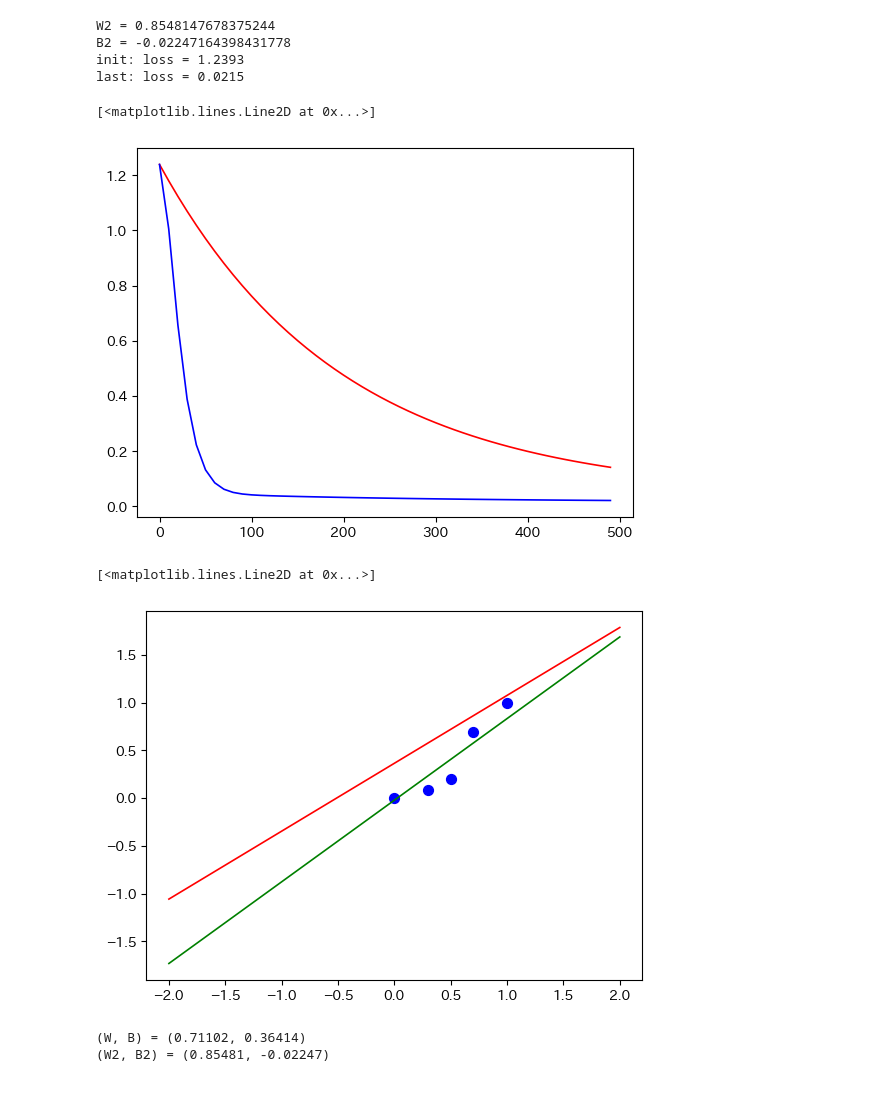
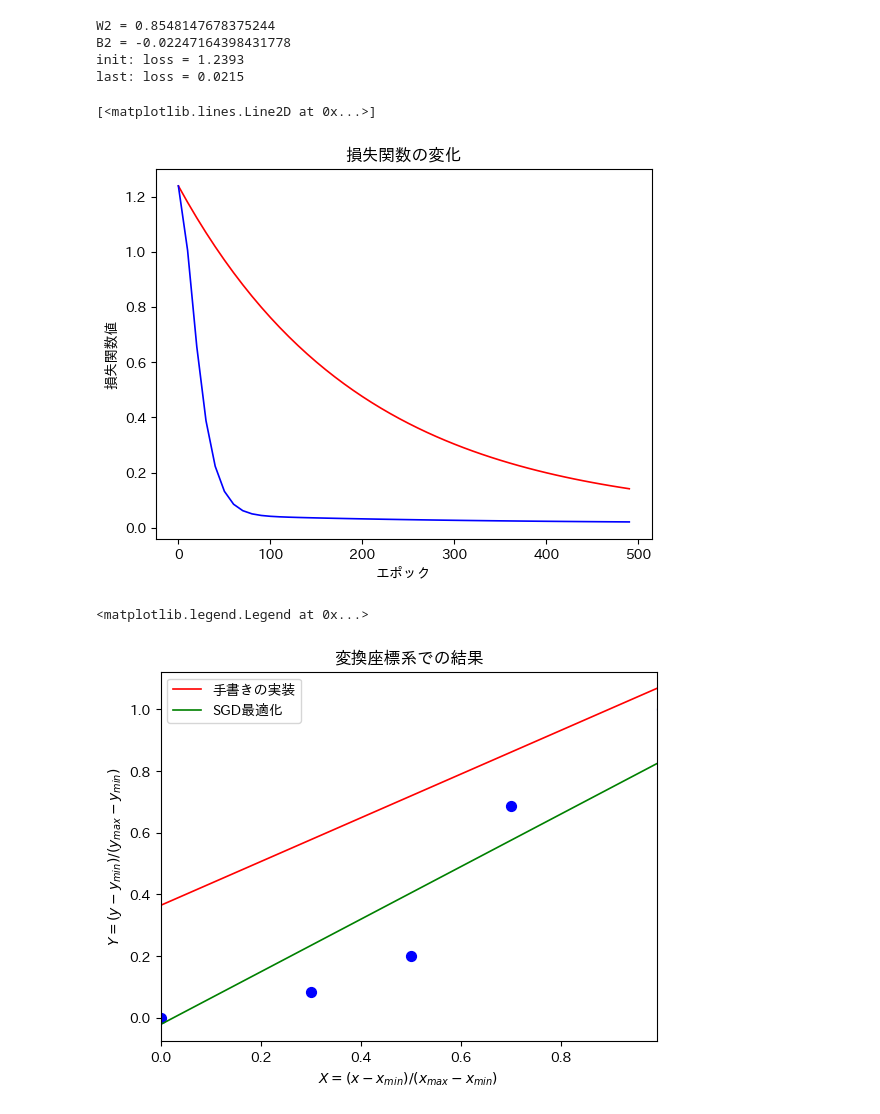
Before and after one commit to Yu5656/machine-learning_101, a Jupyter notebook: torch00.ipynb, the cells around one changed output. Drawn from its saved outputs; the diff is of its cells as text; code cells hidden in the pictures.

```diff
--- a/torch00.ipynb
+++ b/torch00.ipynb
@@ -90,15 +95,18 @@ for epoch in range(num_epochs):
     Yp = pred(X, W, B)
     loss = mse(Yp, Y)
     loss.backward()
+    ##### この過程をoptimizerを使って自動化することができる
     with torch.no_grad():
         W -= lr * W.grad
         B -= lr * B.grad
         W.grad.zero_()
         B.grad.zero_()
+    #####
     if epoch % 10 == 0:
         item = np.array([epoch, loss.item()])
         history = np.vstack((history, item))
-        print(f'epoch: {epoch} / loss: {loss:.4f} / (W, B) = ({W.item():.2f}, {B.item()}:.2f)')
+        if epoch % 100 == 0:
+            print(f'epoch: {epoch} / loss: {loss:.4f} / (W, B) = ({W.item():.2f}, {B.item():.2f})')
 
 print(f'W = {W.data.numpy()}')
 print(f'B = {B.data.numpy()}')
@@ -151,12 +154,14 @@ for epoch in range(num_epochs):
     Yp = pred(X, W2, B2)
     loss = mse(Yp, Y)
     loss.backward()
+    ##### ここがoptimizerを使った部分
     optimizer.step()
     optimizer.zero_grad()
-
+    #####
     if epoch % 10 == 0:
         item = np.array([epoch, loss.item()])
         history2 = np.vstack((history2, item))
-        print(f'epoch: {epoch} / loss: {loss:.4f} / (W2, B2) = ({W2.item():.2f}, {B2.item():.2f})')
+        if epoch % 100 == 0:
+            print(f'epoch: {epoch} / loss: {loss:.4f} / (W2, B2) = ({W2.item():.2f}, {B2.item():.2f})')
 # %% [output]
 epoch: 0 / loss: 1.2393 / (W2, B2) = (1.00, 1.00)
@@ -188,25 +181,27 @@ B2 = -0.02247164398431778
 init: loss = 1.2393
 last: loss = 0.0215
 # %%
+plt.title('損失関数の変化')
+plt.xlabel('エポック')
+plt.ylabel('損失関数値')
 plt.plot(history[:, 0], history[:, 1], 'r')
 plt.plot(history2[:, 0], history2[:, 1], 'b')
 # %% [output]
 [<matplotlib.lines.Line2D at 0x...>]
-[figure, old version]
+[figure, new version]
 # %%
-xx = np.arange(X.min() - 2, X.max() + 2)
+xx = np.arange(X.min(), X.max(), 0.01)
 y1 = W.item() * xx + B.item()
 y2 = W2.item() * xx + B2.item()
 
+plt.title('変換座標系での結果')
 plt.scatter(X, Y, c='blue', s=50)
-plt.plot(xx, y1, c='red')
-plt.plot(xx, y2, c='green')
+plt.plot(xx, y1, c='red', label='手書きの実装')
+plt.plot(xx, y2, c='green', label='SGD最適化')
+plt.xlim(xx.min(), xx.max())
+plt.xlabel('$X = (x - x_{min}) / (x_{max} - x_{min})$')
+plt.ylabel('$Y = (y - y_{min}) / (y_{max} - y_{min})$')
+plt.legend()
 # %% [output]
-[<matplotlib.lines.Line2D at 0x...>]
+<matplotlib.legend.Legend at 0x...>
-[figure, old version]
+[figure, new version]
-# %%
-print(f'(W, B) = ({W.item():.5f}, {B.item():.5f})')
-print(f'(W2, B2) = ({W2.item():.5f}, {B2.item():.5f})')
-# %% [output]
-(W, B) = (0.71102, 0.36414)
-(W2, B2) = (0.85481, -0.02247)
```
Also changed, not shown: parts of 6 cells of this notebook.
